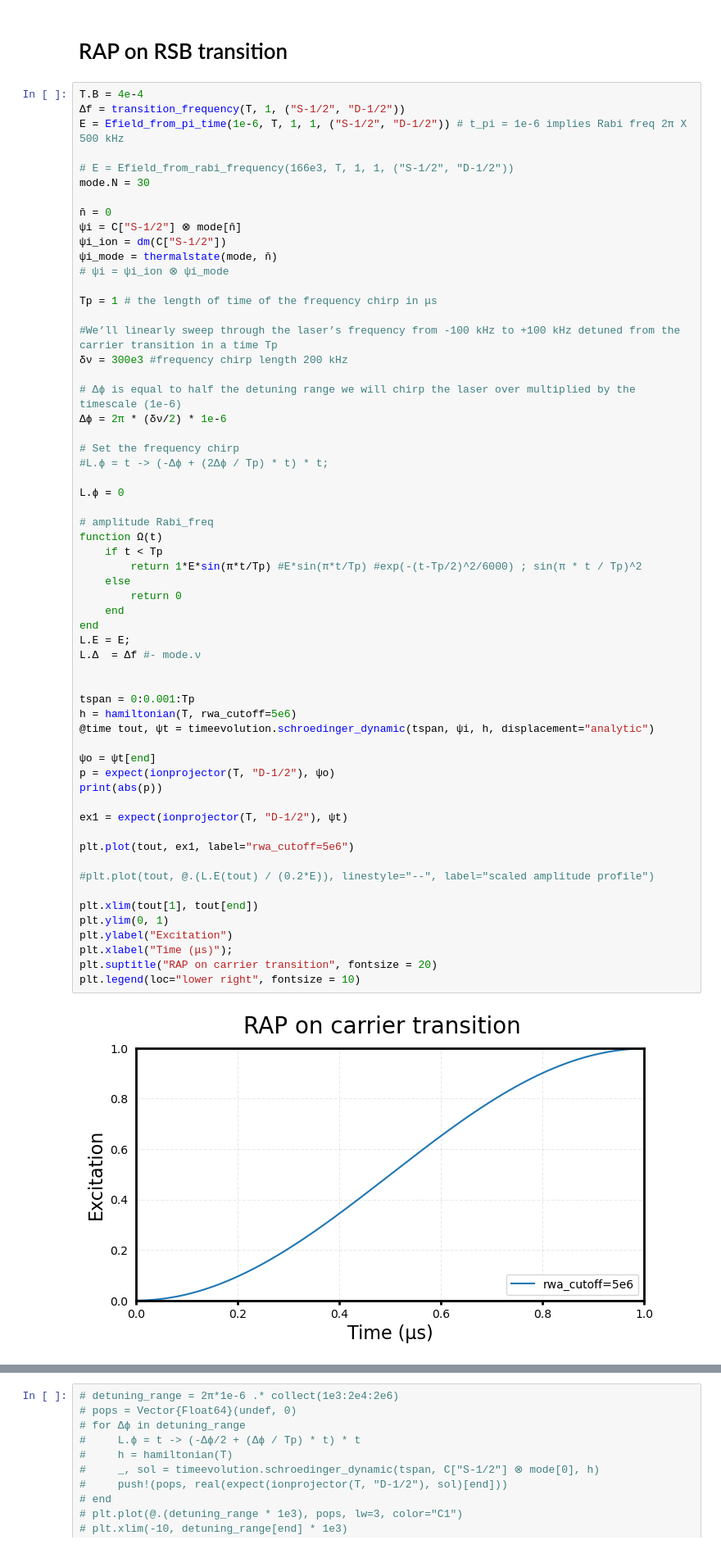
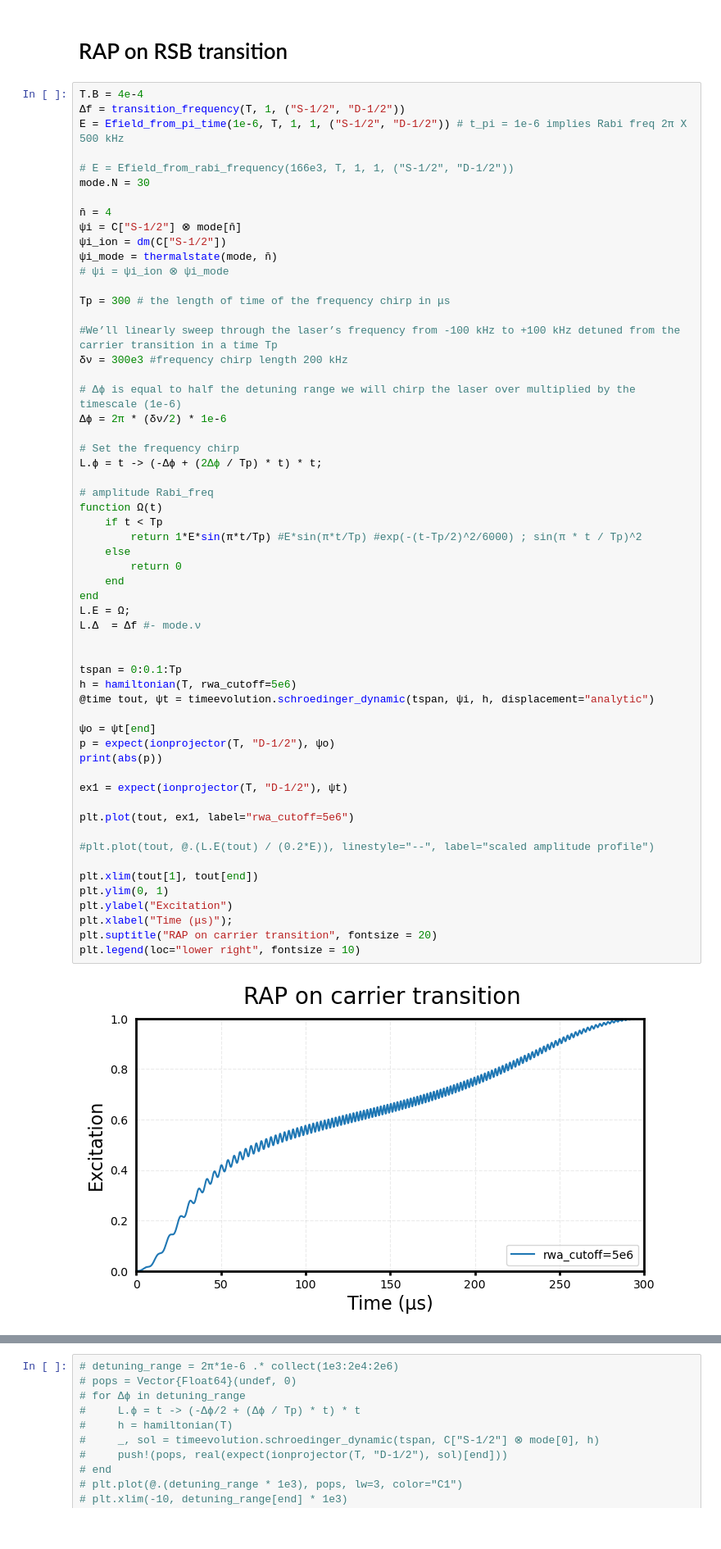
Before and after one commit to HaeffnerLab/lattice_notebooks, a Jupyter notebook: RAP_sequence.ipynb, the cells around one changed output, grey strips where cells are left out. Shown at 82% size. Drawn from its saved outputs; the diff is of its cells as text.

```diff
--- a/RAP_sequence.ipynb
+++ b/RAP_sequence.ipynb
@@ -50,13 +50,13 @@ E = Efield_from_pi_time(1e-6, T, 1, 1, ("S-1/2", "D-1/2")) # t_pi = 1e-6 implies
 # E = Efield_from_rabi_frequency(166e3, T, 1, 1, ("S-1/2", "D-1/2"))
 mode.N = 30
 
-n̄ = 0
+n̄ = 4
 ψi = C["S-1/2"] ⊗ mode[n̄]
 ψi_ion = dm(C["S-1/2"])
 ψi_mode = thermalstate(mode, n̄)
 # ψi = ψi_ion ⊗ ψi_mode
 
-Tp = 1 # the length of time of the frequency chirp in μs
+Tp = 300 # the length of time of the frequency chirp in μs
 
 #We’ll linearly sweep through the laser’s frequency from -100 kHz to +100 kHz detuned from the carrier transition in a time Tp
 δν = 300e3 #frequency chirp length 200 kHz
@@ -65,41 +65,39 @@ Tp = 1 # the length of time of the frequency chirp in μs
 Δϕ = 2π * (δν/2) * 1e-6
 
 # Set the frequency chirp
-#L.ϕ = t -> (-Δϕ + (2Δϕ / Tp) * t) * t;
-
-L.ϕ = 0
+L.ϕ = t -> (-Δϕ + (2Δϕ / Tp) * t) * t;
 
 # amplitude Rabi_freq
 function Ω(t)
     if t < Tp
         return 1*E*sin(π*t/Tp) #E*sin(π*t/Tp) #exp(-(t-Tp/2)^2/6000) ; sin(π * t / Tp)^2
     else
         return 0
     end
 end
-L.E = E;
+L.E = Ω;
 L.Δ  = Δf #- mode.ν
 
 
-tspan = 0:0.001:Tp
+tspan = 0:0.1:Tp
 h = hamiltonian(T, rwa_cutoff=5e6)
 @time tout, ψt = timeevolution.schroedinger_dynamic(tspan, ψi, h, displacement="analytic")
 
 ψo = ψt[end]
 p = expect(ionprojector(T, "D-1/2"), ψo)
 print(abs(p))
 
 ex1 = expect(ionprojector(T, "D-1/2"), ψt)
 
 plt.plot(tout, ex1, label="rwa_cutoff=5e6")
 
 #plt.plot(tout, @.(L.E(tout) / (0.2*E)), linestyle="--", label="scaled amplitude profile")
 
 plt.xlim(tout[1], tout[end])
 plt.ylim(0, 1)
 plt.ylabel("Excitation")
 plt.xlabel("Time (μs)");
 plt.suptitle("RAP on carrier transition", fontsize = 20)
 plt.legend(loc="lower right", fontsize = 10)
 # %% [output]
-[figure, old version]
+[figure, new version]
```
Also changed, not shown: parts of 1 cell of this notebook.
